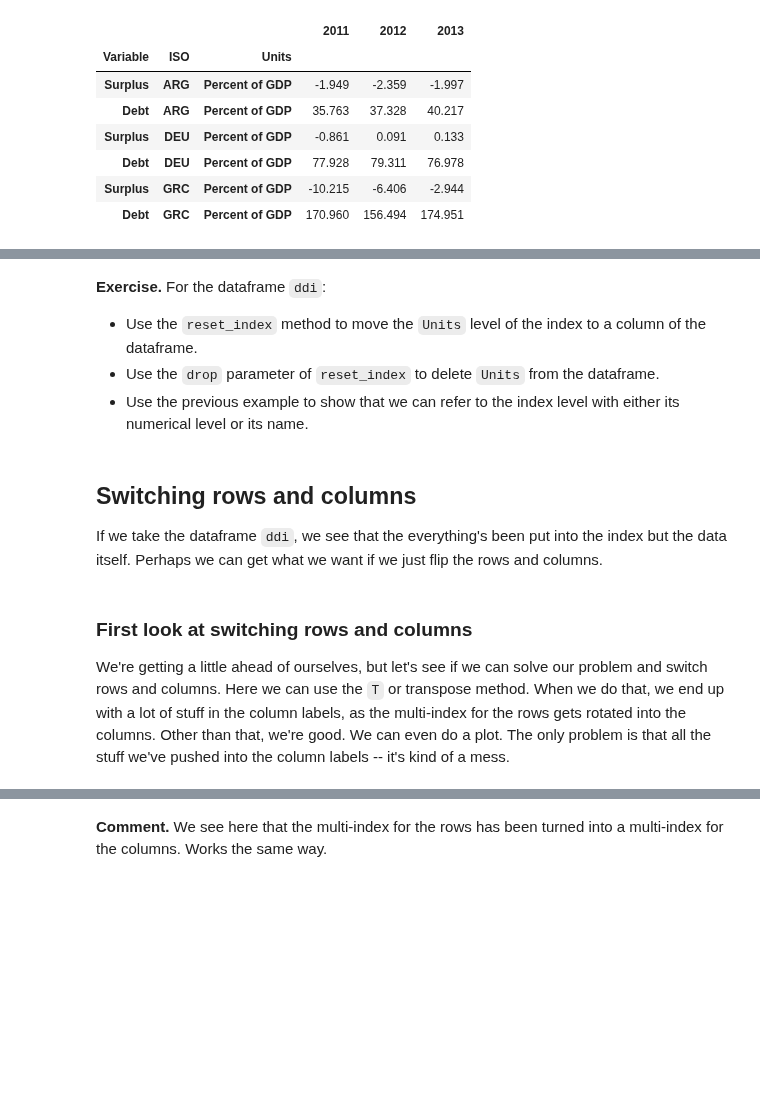
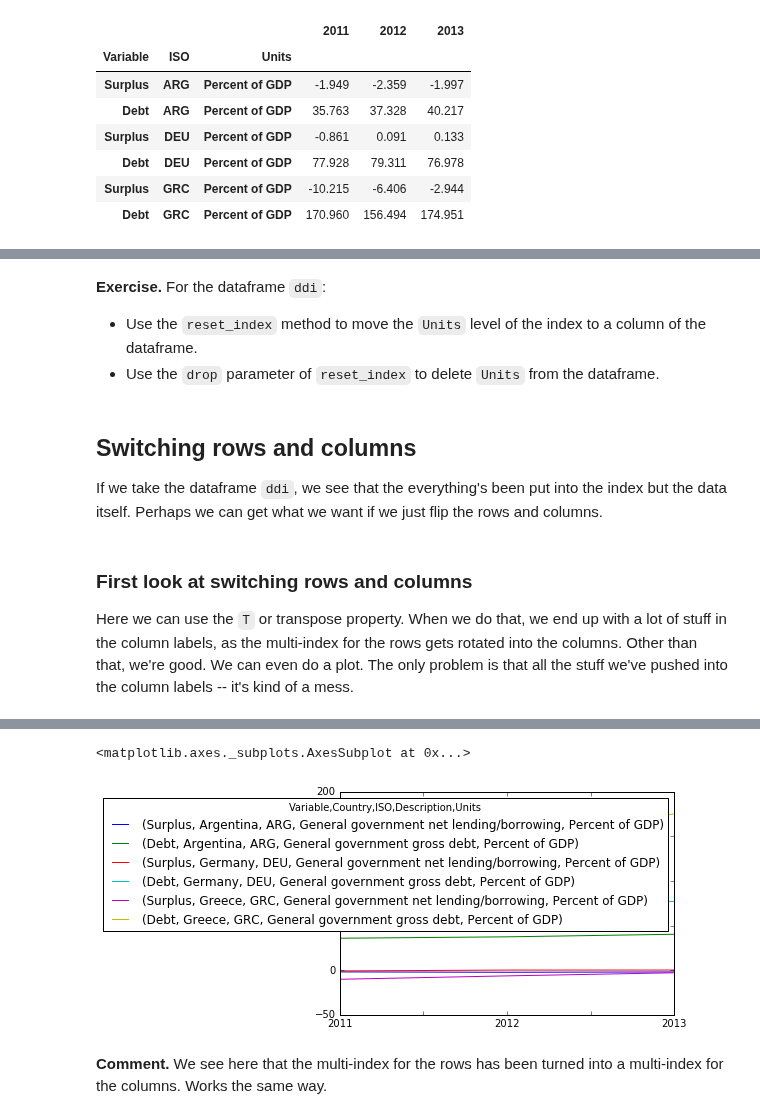
Before and after one commit to DaveBackus/Data_Bootcamp, a Jupyter notebook: Code/IPython/bootcamp_pandas-shape.ipynb, the cells around one changed output, grey strips where cells are left out. Drawn from its saved outputs; the diff is of its cells as text; code cells hidden in the pictures; blank space fills up the shorter version.

```diff
--- a/Code/IPython/bootcamp_pandas-shape.ipynb
+++ b/Code/IPython/bootcamp_pandas-shape.ipynb
@@ -78,9 +79,8 @@ countries = ['ARG', 'DEU', 'GRC']
 dd = weo[weo['WEO Subject Code'].isin(variables) & weo['ISO'].isin(countries)]
 
 # change column labels to something more intuitive
-dd = dd.rename(columns=
-                         {'WEO Subject Code': 'Variable',
-                          'Subject Descriptor': 'Description'})
+dd = dd.rename(columns={'WEO Subject Code': 'Variable',
+                        'Subject Descriptor': 'Description'})
 
 # rename variables
 dd['Variable'] = dd['Variable'].replace(to_replace=['GGXWDG_NGDP', 'GGXCNL_NGDP'],
@@ -232,7 +269,6 @@ ddi.reset_index(level=[1,3], drop=True)
 
 * Use the `reset_index` method to move the `Units` level of the index to a column of the dataframe.
 * Use the `drop` parameter of `reset_index` to delete `Units` from the dataframe.
-* Use the previous example to show that we can refer to the index level with either its numerical level or its name.
 # %% [markdown]
 ## Switching rows and columns
 
@@ -240,7 +276,7 @@ If we take the dataframe `ddi`, we see that the everything's been put into the i
 # %% [markdown]
 ### First look at switching rows and columns
 
-We're getting a little ahead of ourselves, but let's see if we can solve our problem and switch rows and columns.  Here we can use the `T` or transpose method.  When we do that, we end up with a lot of stuff in the column labels, as the multi-index for the rows gets rotated into the columns.  Other than that, we're good. We can even do a plot.  The only problem is that all the stuff we've pushed into the column labels -- it's kind of a mess.
+Here we can use the `T` or transpose property.  When we do that, we end up with a lot of stuff in the column labels, as the multi-index for the rows gets rotated into the columns.  Other than that, we're good. We can even do a plot.  The only problem is that all the stuff we've pushed into the column labels -- it's kind of a mess.
 # %%
 ddt = ddi.T
 ddt
@@ -253,6 +289,11 @@ ddt
 | 2011 | -1.949 | 35.763 | -0.861 | 77.928 | ... |
 | 2012 | -2.359 | 37.328 | 0.091 | 79.311 | ... |
 | 2013 | -1.997 | 40.217 | 0.133 | 76.978 | ... |
+# %%
+ddt.plot()
+# %% [output]
+<matplotlib.axes._subplots.AxesSubplot at 0x...>
+[figure, added]
 # %% [markdown]
 **Comment.** We see here that the multi-index for the rows has been turned into a multi-index for the columns.  Works the same way.
 # %% [markdown]
```
Also changed, not shown: parts of 20 cells of this notebook.
